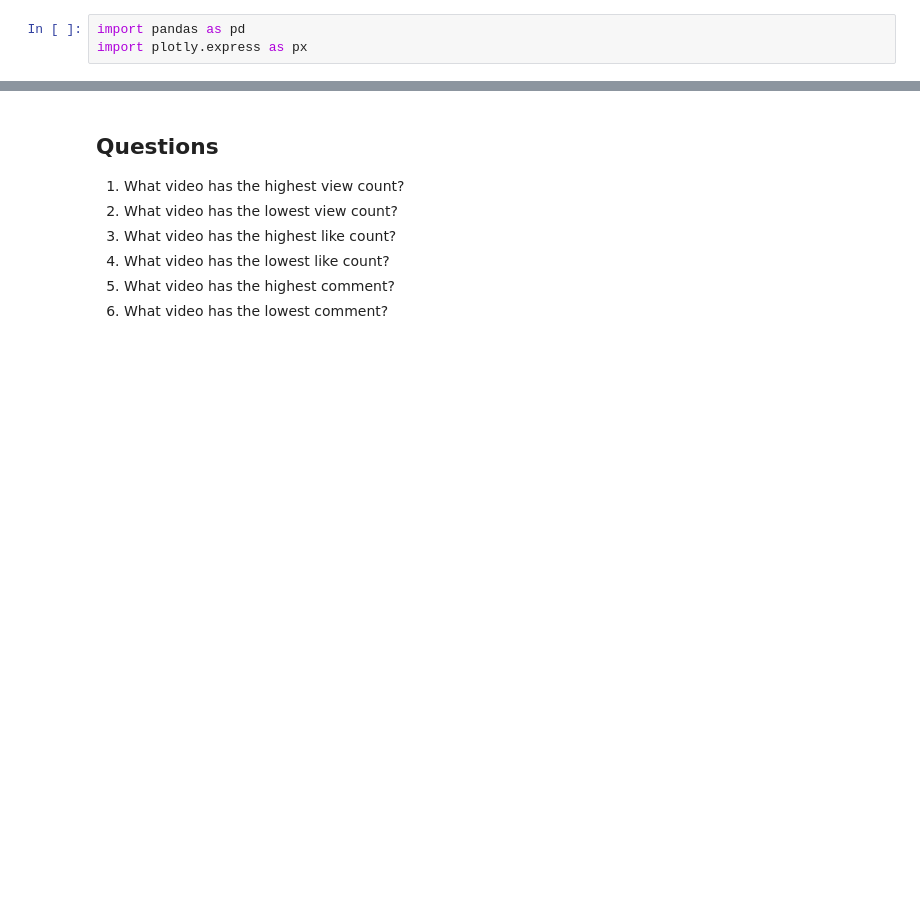
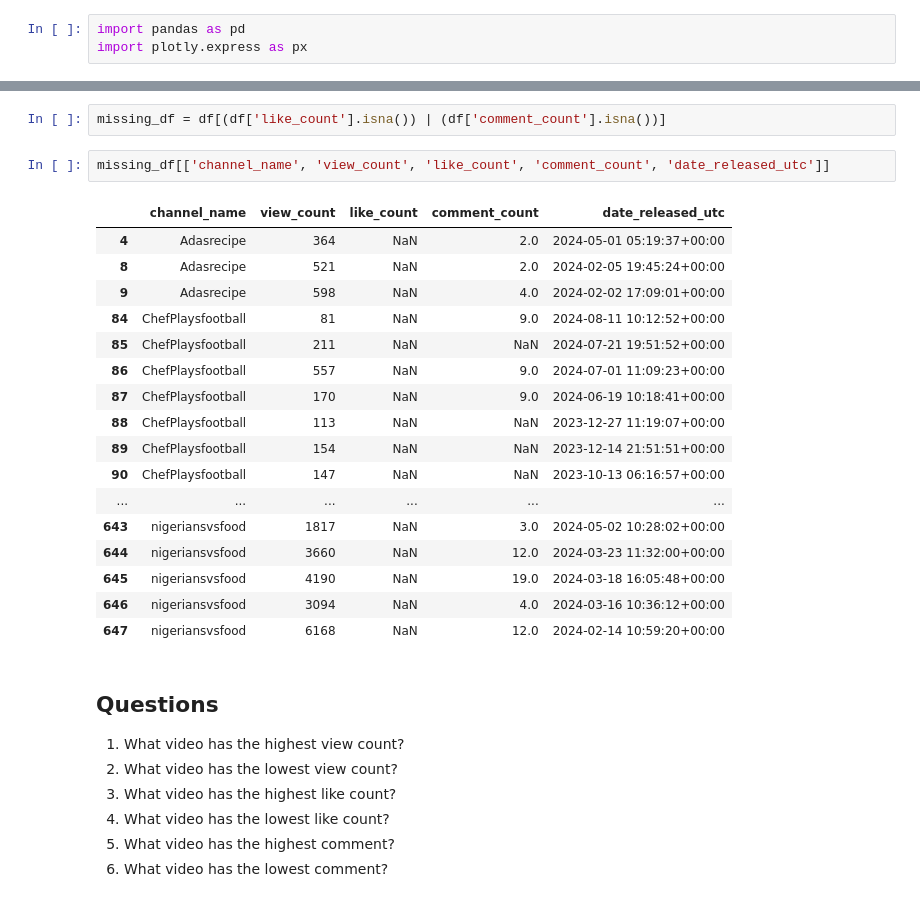
Before and after one commit to 01kazu/youtuve_channel_data_analysis, a Jupyter notebook: data_analysis.ipynb, the cells around one changed output, grey strips where cells are left out. Saved outputs shown, nothing was run; the diff lists cells and outputs as text; blank space fills up the shorter version.

```diff
--- a/data_analysis.ipynb
+++ b/data_analysis.ipynb
@@ -37,3 +52,25 @@ memory usage: 2.1+ KB
+# %%
+missing_df = df[(df['like_count'].isna()) | (df['comment_count'].isna())]
+# %%
+missing_df[['channel_name', 'view_count', 'like_count', 'comment_count', 'date_released_utc']]
+# %% [output]
+|  | channel_name | view_count | like_count | comment_count | date_released_utc |
+| 4 | Adasrecipe | 364 | NaN | 2.0 | 2024-05-01 05:19:37+00:00 |
+| 8 | Adasrecipe | 521 | NaN | 2.0 | 2024-02-05 19:45:24+00:00 |
+| 9 | Adasrecipe | 598 | NaN | 4.0 | 2024-02-02 17:09:01+00:00 |
+| 84 | ChefPlaysfootball | 81 | NaN | 9.0 | 2024-08-11 10:12:52+00:00 |
+| 85 | ChefPlaysfootball | 211 | NaN | NaN | 2024-07-21 19:51:52+00:00 |
+| 86 | ChefPlaysfootball | 557 | NaN | 9.0 | 2024-07-01 11:09:23+00:00 |
+| 87 | ChefPlaysfootball | 170 | NaN | 9.0 | 2024-06-19 10:18:41+00:00 |
+| 88 | ChefPlaysfootball | 113 | NaN | NaN | 2023-12-27 11:19:07+00:00 |
+| 89 | ChefPlaysfootball | 154 | NaN | NaN | 2023-12-14 21:51:51+00:00 |
+| 90 | ChefPlaysfootball | 147 | NaN | NaN | 2023-10-13 06:16:57+00:00 |
+| ... | ... | ... | ... | ... | ... |
+| 643 | nigeriansvsfood | 1817 | NaN | 3.0 | 2024-05-02 10:28:02+00:00 |
+| 644 | nigeriansvsfood | 3660 | NaN | 12.0 | 2024-03-23 11:32:00+00:00 |
+| 645 | nigeriansvsfood | 4190 | NaN | 19.0 | 2024-03-18 16:05:48+00:00 |
+| 646 | nigeriansvsfood | 3094 | NaN | 4.0 | 2024-03-16 10:36:12+00:00 |
+| 647 | nigeriansvsfood | 6168 | NaN | 12.0 | 2024-02-14 10:59:20+00:00 |
 # %% [markdown]
 ## Questions
 1. What video has the highest view count?
```
Also changed, not shown: parts of 8 cells of this notebook, 4 other files.
